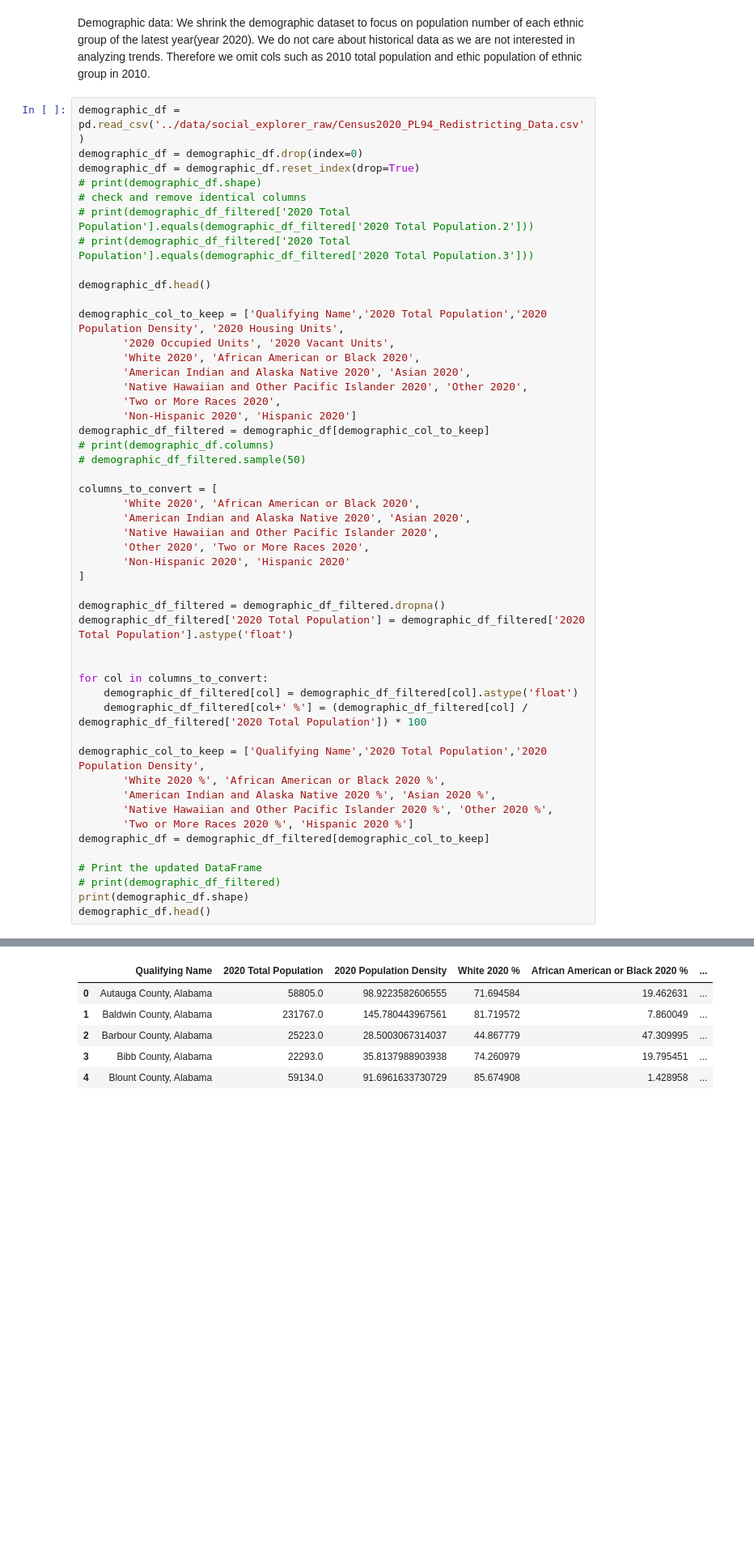
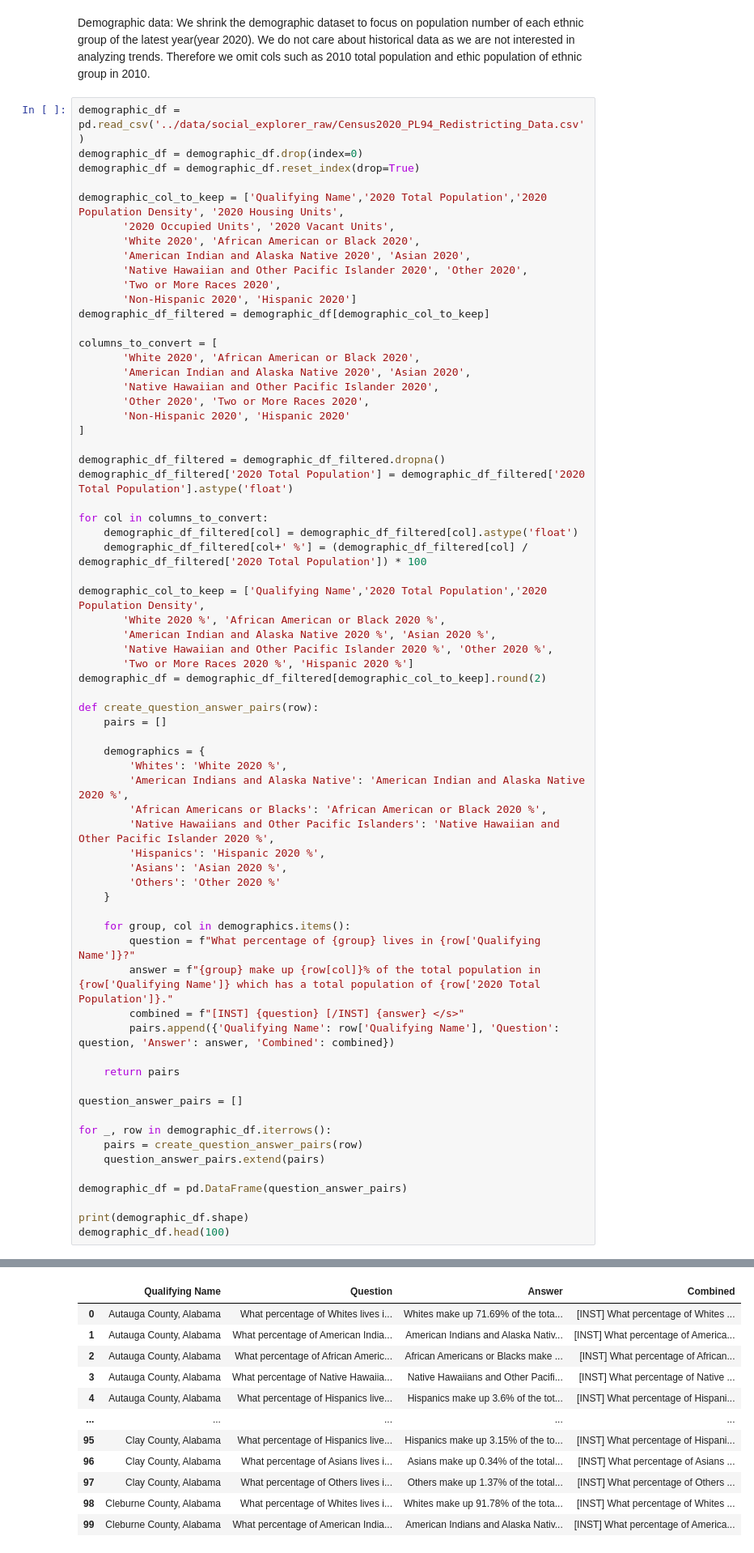
Before and after one commit to akiwarheit/mads-capstone-project, a Jupyter notebook: notebooks/9_se_data_preprocessing.ipynb, the cells around one changed output, grey strips where cells are left out. Shown at 81% size. Cells and saved outputs as stored; diff of their text form; blank space fills up the shorter version.

```diff
--- a/notebooks/9_se_data_preprocessing.ipynb
+++ b/notebooks/9_se_data_preprocessing.ipynb
@@ -59,12 +81,6 @@ We shrink the demographic dataset to focus on population number of each ethnic g
 demographic_df = pd.read_csv('../data/social_explorer_raw/Census2020_PL94_Redistricting_Data.csv')
 demographic_df = demographic_df.drop(index=0)
 demographic_df = demographic_df.reset_index(drop=True)
-# print(demographic_df.shape)
-# check and remove identical columns
-# print(demographic_df_filtered['2020 Total Population'].equals(demographic_df_filtered['2020 Total Population.2']))
-# print(demographic_df_filtered['2020 Total Population'].equals(demographic_df_filtered['2020 Total Population.3']))
-
-demographic_df.head()
 
 demographic_col_to_keep = ['Qualifying Name','2020 Total Population','2020 Population Density', '2020 Housing Units',
        '2020 Occupied Units', '2020 Vacant Units',
@@ -74,8 +90,6 @@ demographic_col_to_keep = ['Qualifying Name','2020 Total Population','2020 Popul
        'Two or More Races 2020',
        'Non-Hispanic 2020', 'Hispanic 2020']
 demographic_df_filtered = demographic_df[demographic_col_to_keep]
-# print(demographic_df.columns)
-# demographic_df_filtered.sample(50)
 
 columns_to_convert = [
        'White 2020', 'African American or Black 2020',
@@ -88,7 +102,6 @@ columns_to_convert = [
 demographic_df_filtered = demographic_df_filtered.dropna()
 demographic_df_filtered['2020 Total Population'] = demographic_df_filtered['2020 Total Population'].astype('float')
 
-
 for col in columns_to_convert:
     demographic_df_filtered[col] = demographic_df_filtered[col].astype('float')
     demographic_df_filtered[col+' %'] = (demographic_df_filtered[col] / demographic_df_filtered['2020 Total Population']) * 100
@@ -98,10 +111,37 @@ demographic_col_to_keep = ['Qualifying Name','2020 Total Population','2020 Popul
        'American Indian and Alaska Native 2020 %', 'Asian 2020 %',
        'Native Hawaiian and Other Pacific Islander 2020 %', 'Other 2020 %',
        'Two or More Races 2020 %', 'Hispanic 2020 %']
-demographic_df = demographic_df_filtered[demographic_col_to_keep]
+demographic_df = demographic_df_filtered[demographic_col_to_keep].round(2)
 
-# Print the updated DataFrame
-# print(demographic_df_filtered)
+def create_question_answer_pairs(row):
+    pairs = []
+
+    demographics = {
+        'Whites': 'White 2020 %',
+        'American Indians and Alaska Native': 'American Indian and Alaska Native 2020 %',
+        'African Americans or Blacks': 'African American or Black 2020 %',
+        'Native Hawaiians and Other Pacific Islanders': 'Native Hawaiian and Other Pacific Islander 2020 %',
+        'Hispanics': 'Hispanic 2020 %',
+        'Asians': 'Asian 2020 %',
+        'Others': 'Other 2020 %'
+    }
+
+    for group, col in demographics.items():
+        question = f"What percentage of {group} lives in {row['Qualifying Name']}?"
+        answer = f"{group} make up {row[col]}% of the total population in {row['Qualifying Name']} which has a total population of {row['2020 Total Population']}."
+        combined = f"[INST] {question} [/INST] {answer} </s>"
+        pairs.append({'Qualifying Name': row['Qualifying Name'], 'Question': question, 'Answer': answer, 'Combined': combined})
+
+    return pairs
+
+question_answer_pairs = []
+
+for _, row in demographic_df.iterrows():
+    pairs = create_question_answer_pairs(row)
+    question_answer_pairs.extend(pairs)
+
+demographic_df = pd.DataFrame(question_answer_pairs)
+
 print(demographic_df.shape)
-demographic_df.head()
+demographic_df.head(100)
 # %% [output]
@@ -109,6 +149,12 @@ demographic_df.head()
-|  | Qualifying Name | 2020 Total Population | 2020 Population Density | White 2020 % | African American or Black 2020 % | ... |
-| 0 | Autauga County, Alabama | 58805.0 | 98.9223582606555 | 71.694584 | 19.462631 | ... |
-| 1 | Baldwin County, Alabama | 231767.0 | 145.780443967561 | 81.719572 | 7.860049 | ... |
-| 2 | Barbour County, Alabama | 25223.0 | 28.5003067314037 | 44.867779 | 47.309995 | ... |
-| 3 | Bibb County, Alabama | 22293.0 | 35.8137988903938 | 74.260979 | 19.795451 | ... |
-| 4 | Blount County, Alabama | 59134.0 | 91.6961633730729 | 85.674908 | 1.428958 | ... |
+|  | Qualifying Name | Question | Answer | Combined |
+| 0 | Autauga County, Alabama | What percentage of Whites lives i... | Whites make up 71.69% of the tota... | [INST] What percentage of Whites ... |
+| 1 | Autauga County, Alabama | What percentage of American India... | American Indians and Alaska Nativ... | [INST] What percentage of America... |
+| 2 | Autauga County, Alabama | What percentage of African Americ... | African Americans or Blacks make ... | [INST] What percentage of African... |
+| 3 | Autauga County, Alabama | What percentage of Native Hawaiia... | Native Hawaiians and Other Pacifi... | [INST] What percentage of Native ... |
+| 4 | Autauga County, Alabama | What percentage of Hispanics live... | Hispanics make up 3.6% of the tot... | [INST] What percentage of Hispani... |
+| ... | ... | ... | ... | ... |
+| 95 | Clay County, Alabama | What percentage of Hispanics live... | Hispanics make up 3.15% of the to... | [INST] What percentage of Hispani... |
+| 96 | Clay County, Alabama | What percentage of Asians lives i... | Asians make up 0.34% of the total... | [INST] What percentage of Asians ... |
+| 97 | Clay County, Alabama | What percentage of Others lives i... | Others make up 1.37% of the total... | [INST] What percentage of Others ... |
+| 98 | Cleburne County, Alabama | What percentage of Whites lives i... | Whites make up 91.78% of the tota... | [INST] What percentage of Whites ... |
+| 99 | Cleburne County, Alabama | What percentage of American India... | American Indians and Alaska Nativ... | [INST] What percentage of America... |
```
Also changed, not shown: parts of 11 cells of this notebook, 1 other file.
